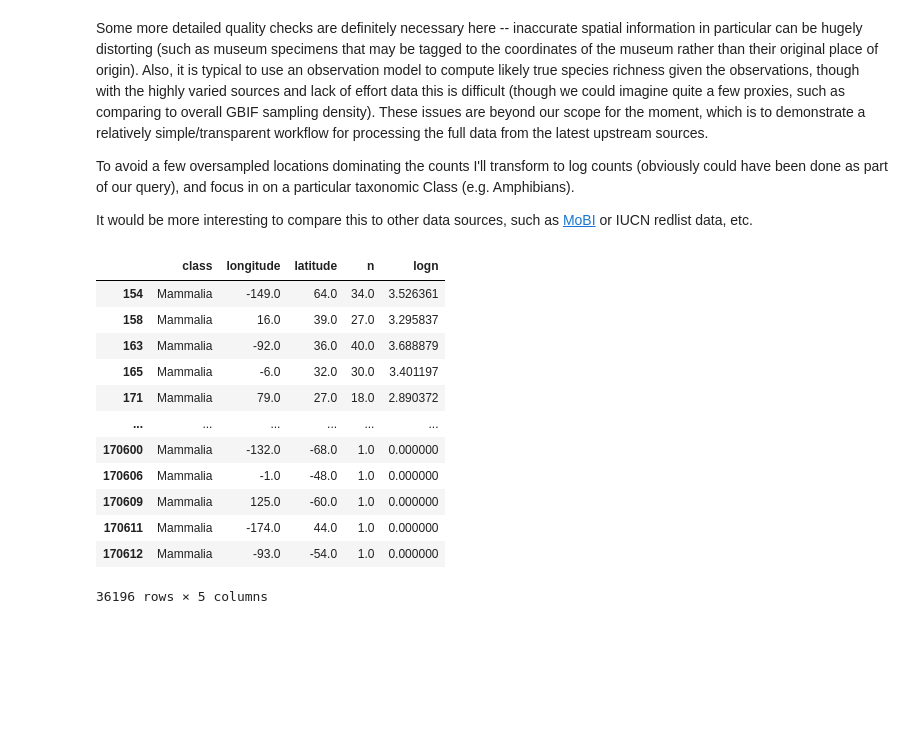
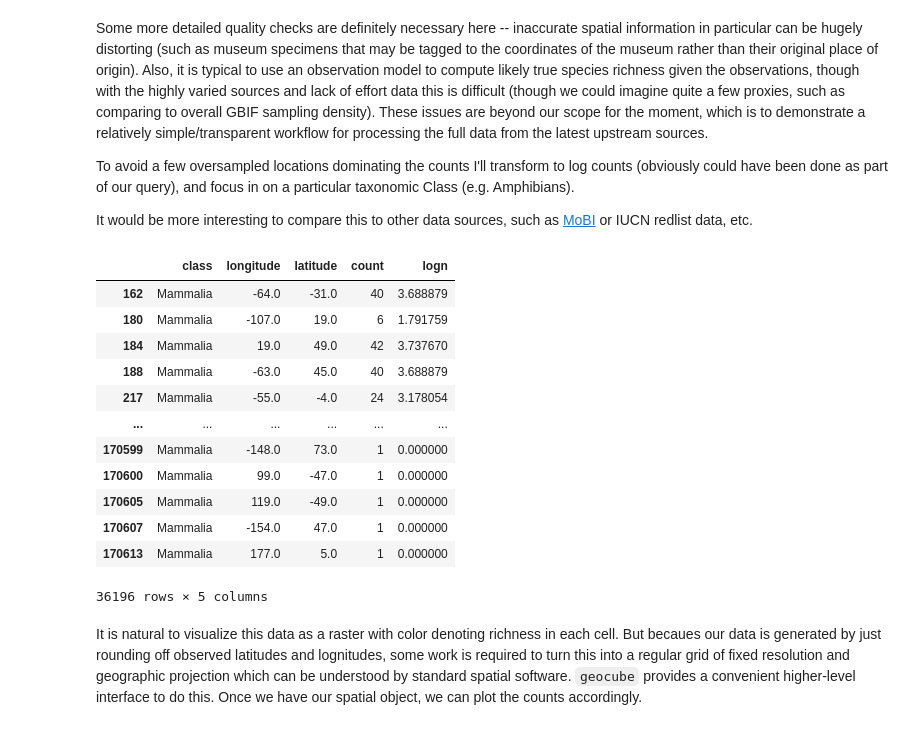
Before and after one commit to cboettig/example-notebooks, a Jupyter notebook: gbif-duckdb-aws.ipynb, the cells around one changed output. Cells and saved outputs as stored; diff of their text form; code cells hidden in the pictures; blank space fills up the shorter version.

```diff
--- a/gbif-duckdb-aws.ipynb
+++ b/gbif-duckdb-aws.ipynb
@@ -16,20 +11,19 @@ GBIF data is available in parquet partitions from the [AWS Open Data Registry](h
 # %%
-query = f'''
-SELECT "class", longitude, latitude, COALESCE(n, 0.0) AS n
-FROM (
-  SELECT "class", longitude, latitude, COUNT(*) AS n
-  FROM (
-    SELECT DISTINCT
-      "class",
-      genus,
-      ROUND(decimallongitude, CAST(ROUND(0.0, 0) AS INTEGER)) AS longitude,
-      ROUND(decimallatitude, CAST(ROUND(0.0, 0) AS INTEGER)) AS latitude
-    FROM read_parquet("s3://gbif-open-data-us-east-1/occurrence/2023-02-01/occurrence.parquet/*")
-    WHERE (phylum = 'Chordata')
-  )
-  GROUP BY "class", longitude, latitude
-)
-'''
-
-res = con.execute(query)
-df = res.df()
+con = ibis.duckdb.connect()
+bucket = "gbif-open-data-us-east-1"
+path = "occurrence/2023-02-01/occurrence.parquet"
+gbif = con.register(f"s3://{bucket}/{path}")
+# %%
+%%time
+
+tbl = (gbif
+       .filter(gbif.phylum == "Chordata")
+       .mutate(latitude = gbif.decimallatitude.round(0),
+               longitude = gbif.decimallongitude.round(0))
+       .select(["class", "genus", "longitude", "latitude"])
+       .distinct()
+       .group_by(["class","longitude", "latitude"])
+       .size()
+      )
+#ibis.show_sql(tbl) # optionally peek at the SQL query
+df = tbl.to_pandas()
@@ -42,20 +39,23 @@ It would be more interesting to compare this to other data sources, such as [MoB
 # %%
 import numpy as np
 taxa = df[df["class"] == "Mammalia"]
-taxa = taxa.assign(logn = np.log(taxa.n.values))
+
+taxa = taxa.assign(logn = np.log(taxa["count"].values))
 taxa
 # %% [output]
-|  | class | longitude | latitude | n | logn |
-| 154 | Mammalia | -149.0 | 64.0 | 34.0 | 3.526361 |
-| 158 | Mammalia | 16.0 | 39.0 | 27.0 | 3.295837 |
-| 163 | Mammalia | -92.0 | 36.0 | 40.0 | 3.688879 |
-| 165 | Mammalia | -6.0 | 32.0 | 30.0 | 3.401197 |
-| 171 | Mammalia | 79.0 | 27.0 | 18.0 | 2.890372 |
+|  | class | longitude | latitude | count | logn |
+| 162 | Mammalia | -64.0 | -31.0 | 40 | 3.688879 |
+| 180 | Mammalia | -107.0 | 19.0 | 6 | 1.791759 |
+| 184 | Mammalia | 19.0 | 49.0 | 42 | 3.737670 |
+| 188 | Mammalia | -63.0 | 45.0 | 40 | 3.688879 |
+| 217 | Mammalia | -55.0 | -4.0 | 24 | 3.178054 |
 | ... | ... | ... | ... | ... | ... |
-| 170600 | Mammalia | -132.0 | -68.0 | 1.0 | 0.000000 |
-| 170606 | Mammalia | -1.0 | -48.0 | 1.0 | 0.000000 |
-| 170609 | Mammalia | 125.0 | -60.0 | 1.0 | 0.000000 |
-| 170611 | Mammalia | -174.0 | 44.0 | 1.0 | 0.000000 |
-| 170612 | Mammalia | -93.0 | -54.0 | 1.0 | 0.000000 |
+| 170599 | Mammalia | -148.0 | 73.0 | 1 | 0.000000 |
+| 170600 | Mammalia | 99.0 | -47.0 | 1 | 0.000000 |
+| 170605 | Mammalia | 119.0 | -49.0 | 1 | 0.000000 |
+| 170607 | Mammalia | -154.0 | 47.0 | 1 | 0.000000 |
+| 170613 | Mammalia | 177.0 | 5.0 | 1 | 0.000000 |
 36196 rows × 5 columns
+# %% [markdown]
+It is natural to visualize this data as a raster with color denoting richness in each cell.  But becaues our data is generated by just rounding off observed latitudes and lognitudes, some work is required to turn this into a regular grid of fixed resolution and geographic projection which can be understood by standard spatial software. `geocube` provides a convenient higher-level interface to do this. Once we have our spatial object, we can plot the counts accordingly.
 # %%
```
Also changed, not shown: parts of 8 cells of this notebook.
